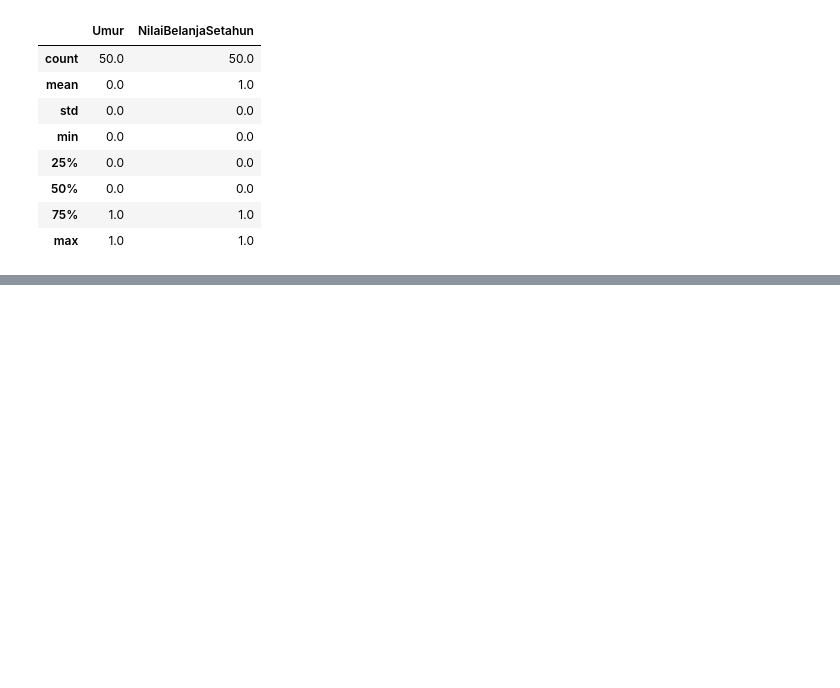
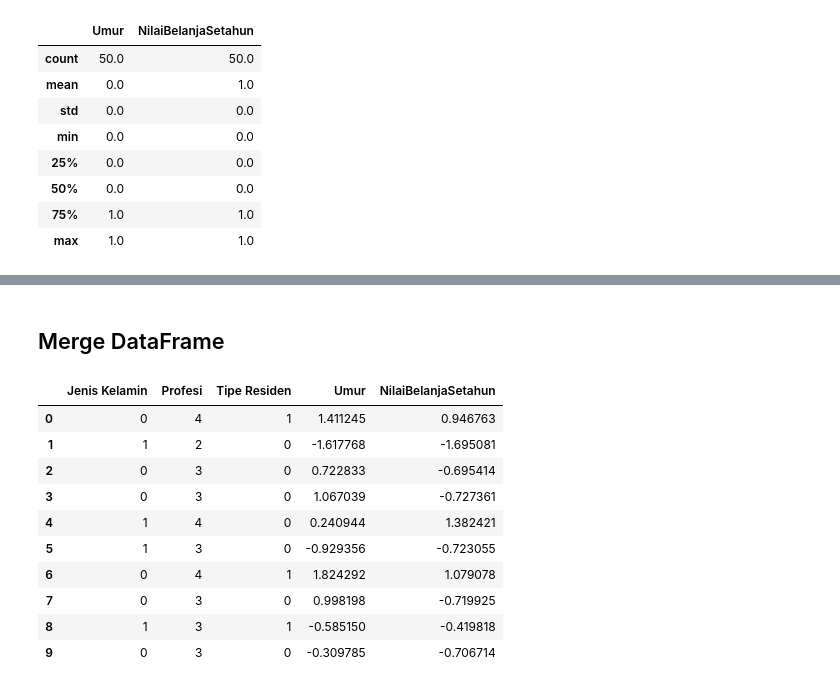
Before and after one commit to UsepSyaikalArifin/Application-File-PT-Bukit-Makmur-Mandiri-Utama-BUMA-, a Jupyter notebook: Kelas Penerapan di Industri/Data Science in Marketing - Customer Segmentation with Python/Jupyter Notebook/main.ipynb, the cells around one changed output, grey strips where cells are left out. Drawn from its saved outputs; the diff is of its cells as text; code cells hidden in the pictures; blank space fills up the shorter version.

Commit message:
Finish Konversi Numerikal Data - Kategorikal Data - Merge DataFrame

```diff
--- a/Kelas Penerapan di Industri/Data Science in Marketing - Customer Segmentation with Python/Jupyter Notebook/main.ipynb
+++ b/Kelas Penerapan di Industri/Data Science in Marketing - Customer Segmentation with Python/Jupyter Notebook/main.ipynb
@@ -230,0 +233,13 @@ Statistik setelah Standarisasi
+# %%
+from sklearn.preprocessing import LabelEncoder
+
+kolom_kategorikal = ["Jenis Kelamin", "Profesi", "Tipe Residen"]
+df_encode = df[kolom_kategorikal].copy()
+
+label_encoder = LabelEncoder()
+for col in kolom_kategorikal:
+    df_encode[col] = label_encoder.fit_transform(df_encode[col])
+    display(list(label_encoder.classes_))
+    display(sorted(df_encode[col].unique()))
+
+display(df_encode.head())
@@ -230,0 +259,17 @@ Statistik setelah Standarisasi
+# %% [markdown]
+## Merge DataFrame
+# %%
+df_model = df_encode.merge(df_std, left_index=True, right_index=True, how="left")
+display(df_model.head(10))
+# %% [output]
+|  | Jenis Kelamin | Profesi | Tipe Residen | Umur | NilaiBelanjaSetahun |
+| 0 | 0 | 4 | 1 | 1.411245 | 0.946763 |
+| 1 | 1 | 2 | 0 | -1.617768 | -1.695081 |
+| 2 | 0 | 3 | 0 | 0.722833 | -0.695414 |
+| 3 | 0 | 3 | 0 | 1.067039 | -0.727361 |
+| 4 | 1 | 4 | 0 | 0.240944 | 1.382421 |
+| 5 | 1 | 3 | 0 | -0.929356 | -0.723055 |
+| 6 | 0 | 4 | 1 | 1.824292 | 1.079078 |
+| 7 | 0 | 3 | 0 | 0.998198 | -0.719925 |
+| 8 | 1 | 3 | 1 | -0.585150 | -0.419818 |
+| 9 | 0 | 3 | 0 | -0.309785 | -0.706714 |
```
Also changed, not shown: parts of 3 cells of this notebook.
